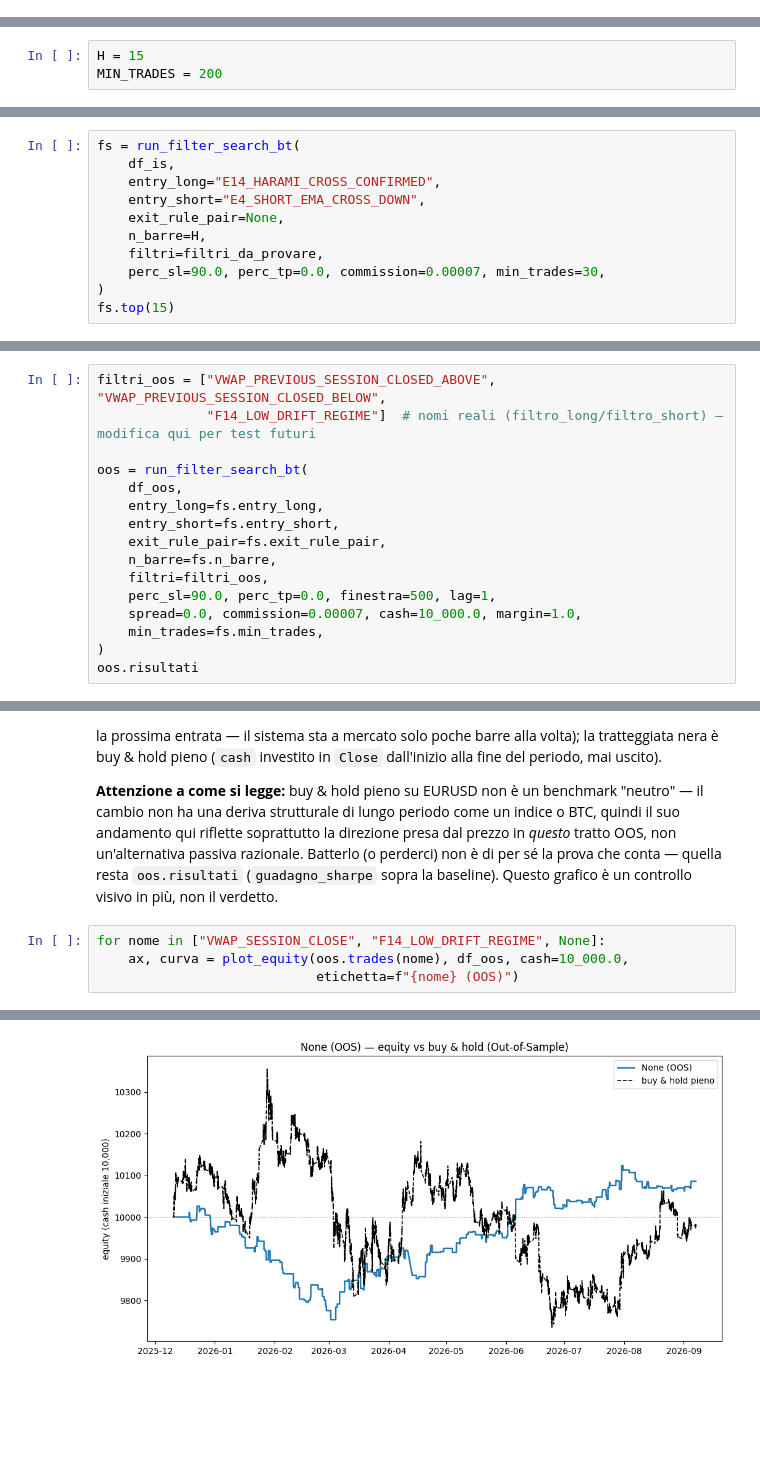
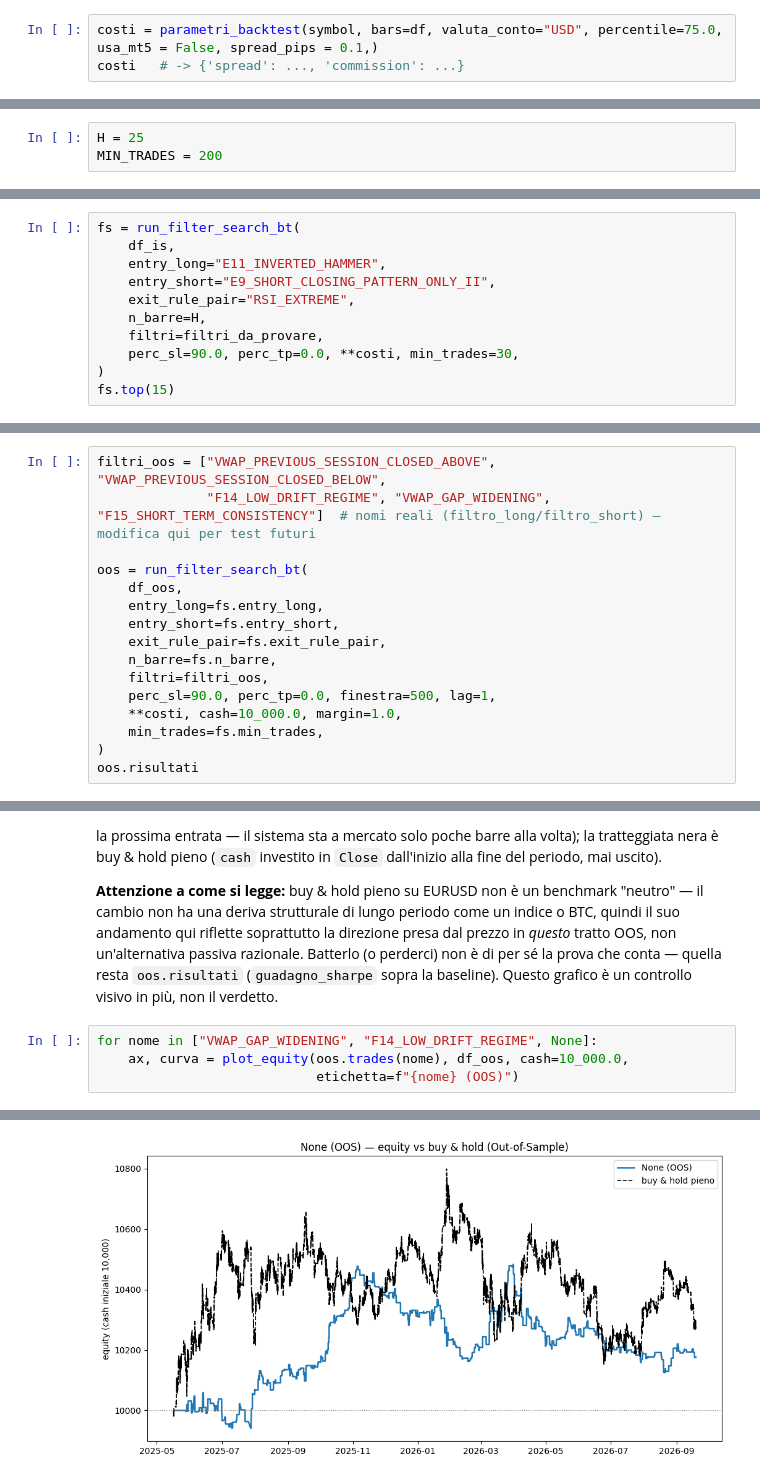
Before and after one commit to matti410/Trading-System-Creator_V4, a Jupyter notebook: Trading_Grid_Search_v4_backtesting.ipynb, the cells around one changed output, grey strips where cells are left out. Drawn from its saved outputs; the diff is of its cells as text; blank space fills up the shorter version.

```diff
--- a/Trading_Grid_Search_v4_backtesting.ipynb
+++ b/Trading_Grid_Search_v4_backtesting.ipynb
@@ -89,0 +92,3 @@ EURUSD M15 — 91,596 barre  ·  da 2023-01-02 00:00:00+00:00  a  2026-09-07 06:
+# %%
+costi = parametri_backtest(symbol, bars=df, valuta_conto="USD", percentile=75.0, usa_mt5 = False, spread_pips = 0.1,)
+costi   # -> {'spread': ..., 'commission': ...}
@@ -185,7 +199,7 @@ Ogni linea è una condizione, asse orizzontale le barre dal trigger, verticale l
 
 Guarda la **forma**: sale e prosegue = il movimento continua; sale e si appiattisce = il vantaggio ha una scadenza (è lì l'orizzonte del trade); sale e ridiscende = quello che guadagnavi lo restituisci.
 # %%
-H = 15
+H = 25
 MIN_TRADES = 200
 # %%
 ev = eng.event_study.run_event_study(df_is, horizon=H, min_trades=MIN_TRADES)
@@ -394,12 +402,12 @@ filtri_da_provare = (eng.registry.list_filters(0) +
 # %%
 fs = run_filter_search_bt(
     df_is,
-    entry_long="E14_HARAMI_CROSS_CONFIRMED",
-    entry_short="E4_SHORT_EMA_CROSS_DOWN",
-    exit_rule_pair=None,
+    entry_long="E11_INVERTED_HAMMER",
+    entry_short="E9_SHORT_CLOSING_PATTERN_ONLY_II",
+    exit_rule_pair="RSI_EXTREME",
     n_barre=H,
     filtri=filtri_da_provare,
-    perc_sl=90.0, perc_tp=0.0, commission=0.00007, min_trades=30,
+    perc_sl=90.0, perc_tp=0.0, **costi, min_trades=30,
 )
 fs.top(15)
 # %% [output]
@@ -519,7 +527,7 @@ Qui si apre il tratto di dati mai guardato finora — sigillato fin dallo split
 **Cosa fare dopo:** niente. Si legge il risultato, si registra il giudizio (nei materiali del progetto, non ricalcolando), e si passa oltre — in avanti verso il prossimo passo della roadmap, o indietro al Passo 5 con un'idea diversa se l'OOS non convince. Non si ritocca questa cella.
 # %%
 filtri_oos = ["VWAP_PREVIOUS_SESSION_CLOSED_ABOVE", "VWAP_PREVIOUS_SESSION_CLOSED_BELOW",
-              "F14_LOW_DRIFT_REGIME"]  # nomi reali (filtro_long/filtro_short) — modifica qui per test futuri
+              "F14_LOW_DRIFT_REGIME", "VWAP_GAP_WIDENING", "F15_SHORT_TERM_CONSISTENCY"]  # nomi reali (filtro_long/filtro_short) — modifica qui per test futuri
 
 oos = run_filter_search_bt(
     df_oos,
@@ -529,7 +537,7 @@ oos = run_filter_search_bt(
     n_barre=fs.n_barre,
     filtri=filtri_oos,
     perc_sl=90.0, perc_tp=0.0, finestra=500, lag=1,
-    spread=0.0, commission=0.00007, cash=10_000.0, margin=1.0,
+    **costi, cash=10_000.0, margin=1.0,
     min_trades=fs.min_trades,
 )
 oos.risultati
@@ -561,7 +571,7 @@ la prova che conta — quella resta `oos.risultati` (`guadagno_sharpe`
 sopra la baseline). Questo grafico è un controllo visivo in più, non il
 verdetto.
 # %%
-for nome in ["VWAP_SESSION_CLOSE", "F14_LOW_DRIFT_REGIME", None]:
+for nome in ["VWAP_GAP_WIDENING", "F14_LOW_DRIFT_REGIME", None]:
     ax, curva = plot_equity(oos.trades(nome), df_oos, cash=10_000.0,
                             etichetta=f"{nome} (OOS)")
 # %% [output]
@@ -570 +580 @@ for nome in ["VWAP_SESSION_CLOSE", "F14_LOW_DRIFT_REGIME", None]:
-[figure, old version]
+[figure, new version]
```
Also changed, not shown: parts of 19 cells of this notebook.
